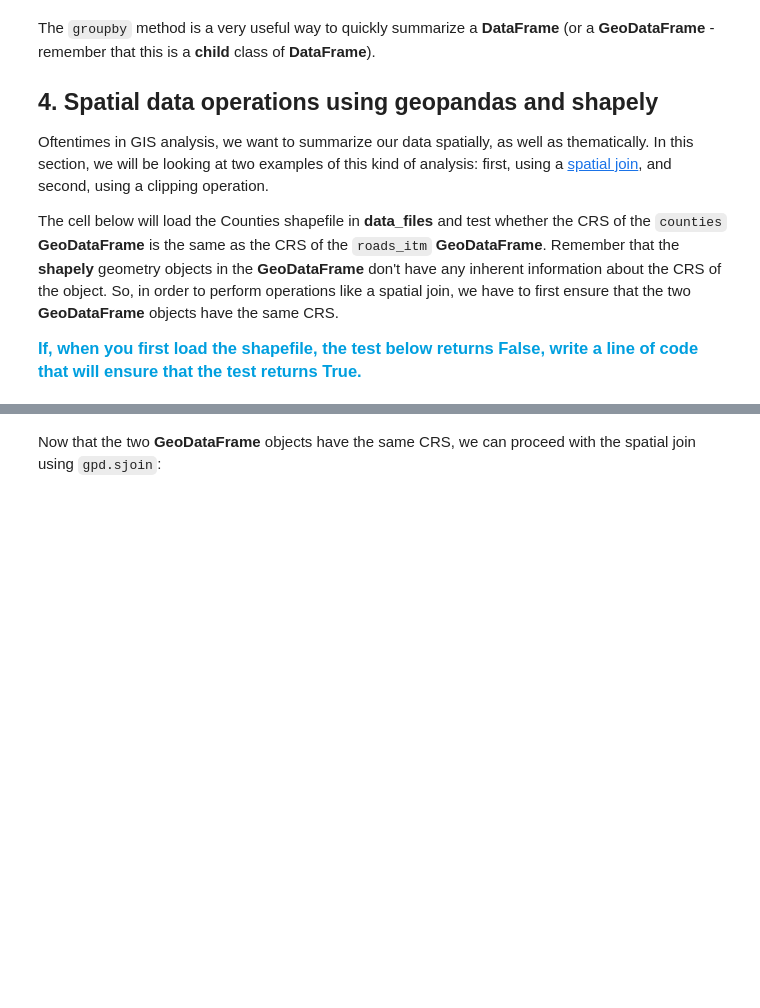
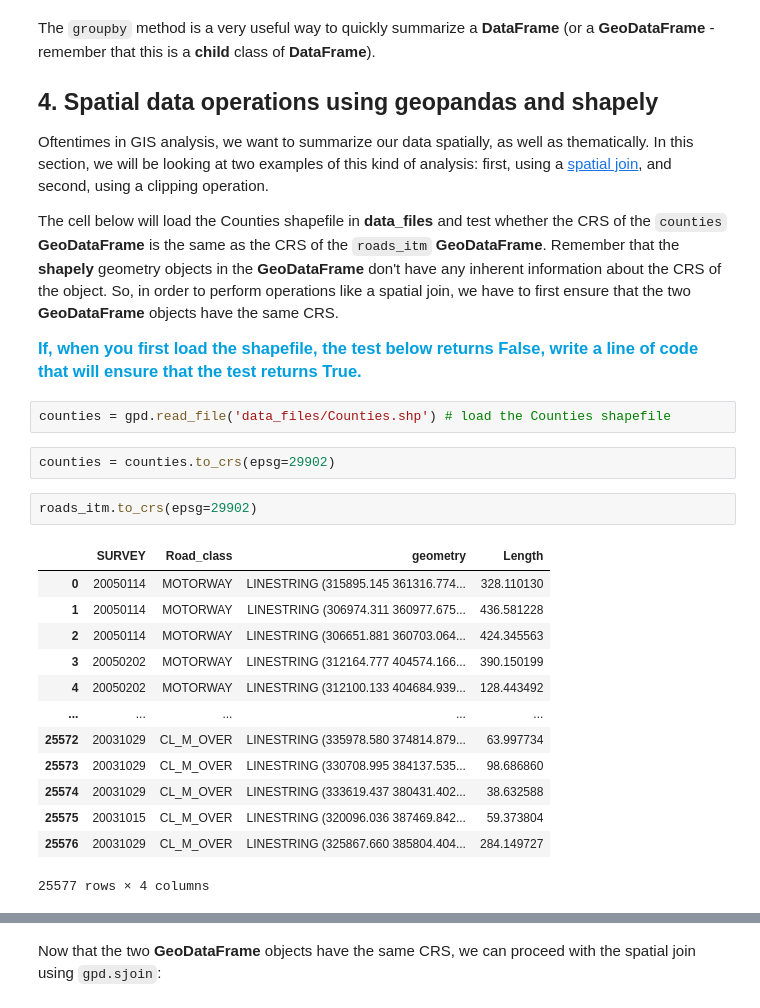
Before and after one commit to zsmilliepy/egm722, a Jupyter notebook: Week3/Practical3.ipynb, the cells around one changed output, grey strips where cells are left out. Drawn from its saved outputs; the diff is of its cells as text; blank space fills up the shorter version.

```diff
--- a/Week3/Practical3.ipynb
+++ b/Week3/Practical3.ipynb
@@ -480,3 +491,23 @@ Oftentimes in GIS analysis, we want to summarize our data spatially, as well as
 The cell below will load the Counties shapefile in __data_files__ and test whether the CRS of the `counties` __GeoDataFrame__ is the same as the CRS of the `roads_itm` __GeoDataFrame__. Remember that the __shapely__ geometry objects in the __GeoDataFrame__ don't have any inherent information about the CRS of the object. So, in order to perform operations like a spatial join, we have to first ensure that the two __GeoDataFrame__ objects have the same CRS.
 
 <span style="color:#009fdf;font-size:1.1em;font-weight:bold">If, when you first load the shapefile, the test below returns False, write a line of code that will ensure that the test returns True.</span>
+# %%
+counties = gpd.read_file('data_files/Counties.shp') # load the Counties shapefile
+# %%
+counties = counties.to_crs(epsg=29902)
+# %%
+roads_itm.to_crs(epsg=29902)
+# %% [output]
+|  | SURVEY | Road_class | geometry | Length |
+| 0 | 20050114 | MOTORWAY | LINESTRING (315895.145 361316.774... | 328.110130 |
+| 1 | 20050114 | MOTORWAY | LINESTRING (306974.311 360977.675... | 436.581228 |
+| 2 | 20050114 | MOTORWAY | LINESTRING (306651.881 360703.064... | 424.345563 |
+| 3 | 20050202 | MOTORWAY | LINESTRING (312164.777 404574.166... | 390.150199 |
+| 4 | 20050202 | MOTORWAY | LINESTRING (312100.133 404684.939... | 128.443492 |
+| ... | ... | ... | ... | ... |
+| 25572 | 20031029 | CL_M_OVER | LINESTRING (335978.580 374814.879... | 63.997734 |
+| 25573 | 20031029 | CL_M_OVER | LINESTRING (330708.995 384137.535... | 98.686860 |
+| 25574 | 20031029 | CL_M_OVER | LINESTRING (333619.437 380431.402... | 38.632588 |
+| 25575 | 20031015 | CL_M_OVER | LINESTRING (320096.036 387469.842... | 59.373804 |
+| 25576 | 20031029 | CL_M_OVER | LINESTRING (325867.660 385804.404... | 284.149727 |
+25577 rows × 4 columns
```
Also changed, not shown: parts of 5 cells of this notebook.
